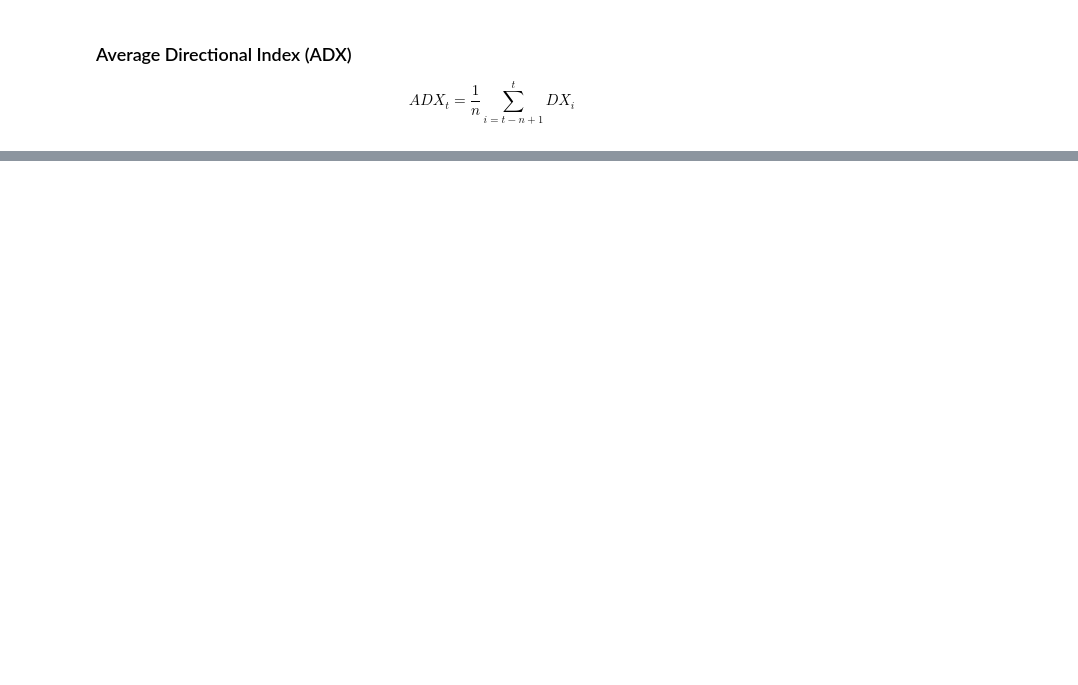
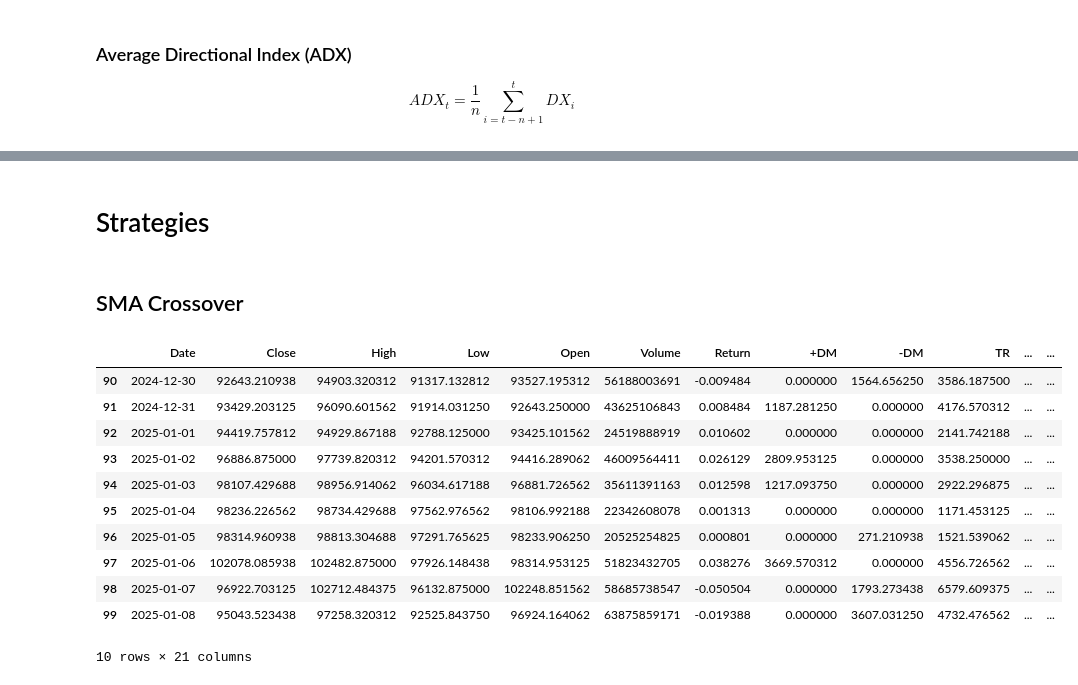
Before and after one commit to AminFiroozi/TA-HW3, a Jupyter notebook: HW3-401521471-AminFiroozi.ipynb, the cells around one changed output, grey strips where cells are left out. Cells and saved outputs as stored; diff of their text form; code cells hidden in the pictures; blank space fills up the shorter version.

Commit message:
feat: add SMA and SMA signal

```diff
--- a/HW3-401521471-AminFiroozi.ipynb
+++ b/HW3-401521471-AminFiroozi.ipynb
@@ -33,3 +36,6 @@ ADX_LOOKBACK = 14
+# %%
+SMA_SHORT = 20
+SMA_LONG = 50
 # %% [markdown]
 # Functions
 # %% [markdown]
@@ -256,3 +262,30 @@ df.head(ADX_LOOKBACK*2 - 1)
 | 24 | 2024-10-25 | 66642.414062 | 68722.156250 | 65521.792969 | 68165.296875 | 41469984306 | -0.022280 | 0.000000 | 932.308594 | 3200.363281 | 1968.589565 | ... |
 | 25 | 2024-10-26 | 67014.695312 | 67317.921875 | 66360.593750 | 66628.734375 | 19588098156 | 0.005586 | 0.000000 | 0.000000 | 957.328125 | 1965.147600 | ... |
 | 26 | 2024-10-27 | 67929.296875 | 68221.312500 | 66847.226562 | 67023.476562 | 16721307878 | 0.013648 | 903.390625 | 0.000000 | 1374.085938 | 1974.938337 | ... |
+# %% [markdown]
+# Strategies
+# %% [markdown]
+## SMA Crossover
+# %%
+df['SMA-Short'] = df['Close'].rolling(window=SMA_SHORT).mean()
+df['SMA-Long'] = df['Close'].rolling(window=SMA_LONG).mean()
+
+df['Signal'] = np.where(df['SMA-Short'] > df['SMA-Long'], 1, 0)
+df['Crossover'] = df['Signal'].diff()
+# Crossover = +1 -> Long signal
+# Crossover = -1 -> Short signal
+
+df.head(100).tail(10)
+# %% [output]
+|  | Date | Close | High | Low | Open | Volume | Return | +DM | -DM | TR | ... | ... |
+| 90 | 2024-12-30 | 92643.210938 | 94903.320312 | 91317.132812 | 93527.195312 | 56188003691 | -0.009484 | 0.000000 | 1564.656250 | 3586.187500 | ... | ... |
+| 91 | 2024-12-31 | 93429.203125 | 96090.601562 | 91914.031250 | 92643.250000 | 43625106843 | 0.008484 | 1187.281250 | 0.000000 | 4176.570312 | ... | ... |
+| 92 | 2025-01-01 | 94419.757812 | 94929.867188 | 92788.125000 | 93425.101562 | 24519888919 | 0.010602 | 0.000000 | 0.000000 | 2141.742188 | ... | ... |
+| 93 | 2025-01-02 | 96886.875000 | 97739.820312 | 94201.570312 | 94416.289062 | 46009564411 | 0.026129 | 2809.953125 | 0.000000 | 3538.250000 | ... | ... |
+| 94 | 2025-01-03 | 98107.429688 | 98956.914062 | 96034.617188 | 96881.726562 | 35611391163 | 0.012598 | 1217.093750 | 0.000000 | 2922.296875 | ... | ... |
+| 95 | 2025-01-04 | 98236.226562 | 98734.429688 | 97562.976562 | 98106.992188 | 22342608078 | 0.001313 | 0.000000 | 0.000000 | 1171.453125 | ... | ... |
+| 96 | 2025-01-05 | 98314.960938 | 98813.304688 | 97291.765625 | 98233.906250 | 20525254825 | 0.000801 | 0.000000 | 271.210938 | 1521.539062 | ... | ... |
+| 97 | 2025-01-06 | 102078.085938 | 102482.875000 | 97926.148438 | 98314.953125 | 51823432705 | 0.038276 | 3669.570312 | 0.000000 | 4556.726562 | ... | ... |
+| 98 | 2025-01-07 | 96922.703125 | 102712.484375 | 96132.875000 | 102248.851562 | 58685738547 | -0.050504 | 0.000000 | 1793.273438 | 6579.609375 | ... | ... |
+| 99 | 2025-01-08 | 95043.523438 | 97258.320312 | 92525.843750 | 96924.164062 | 63875859171 | -0.019388 | 0.000000 | 3607.031250 | 4732.476562 | ... | ... |
+10 rows × 21 columns
```
Also changed, not shown: parts of 2 cells of this notebook, 1 other file.
